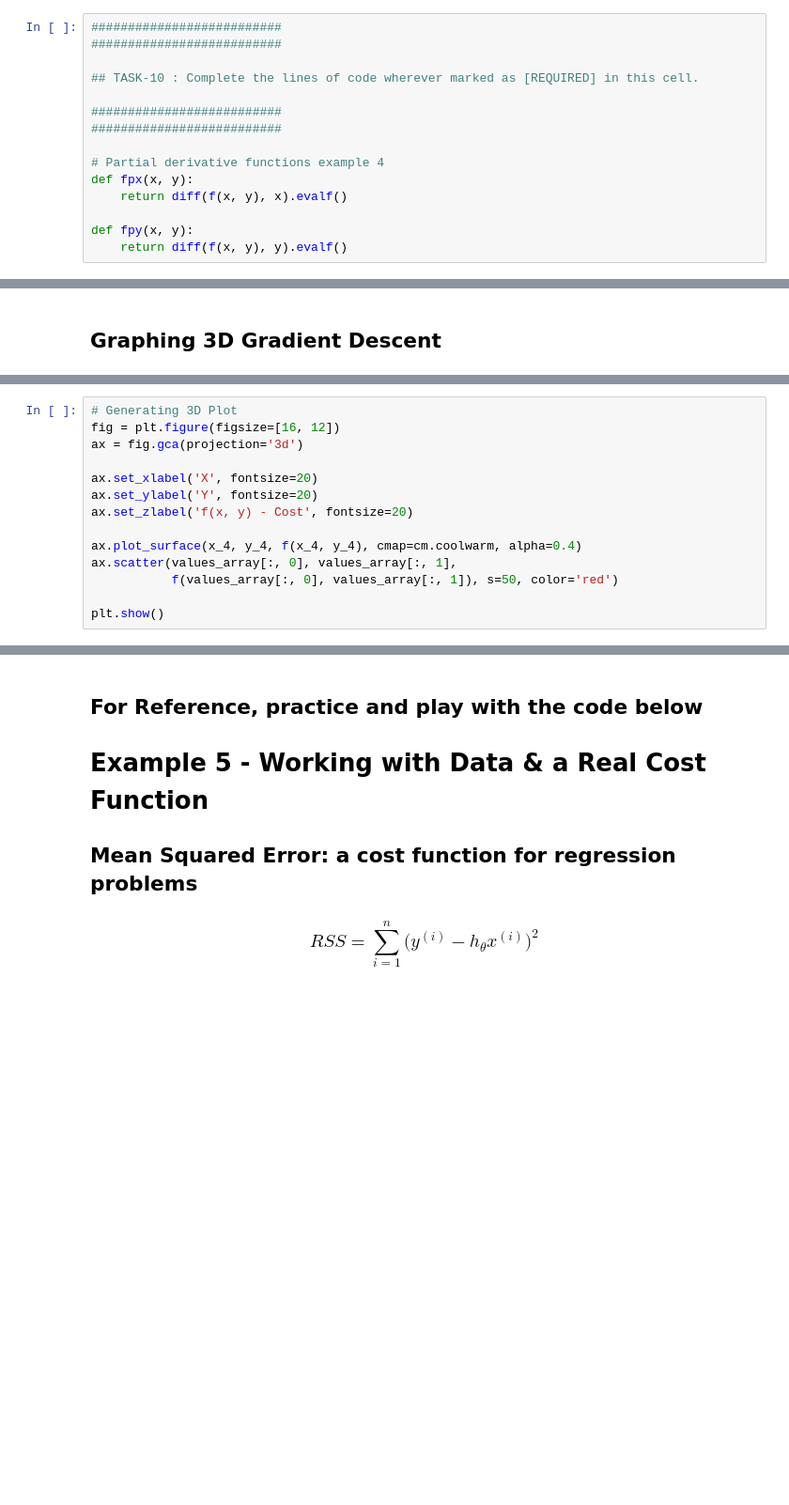
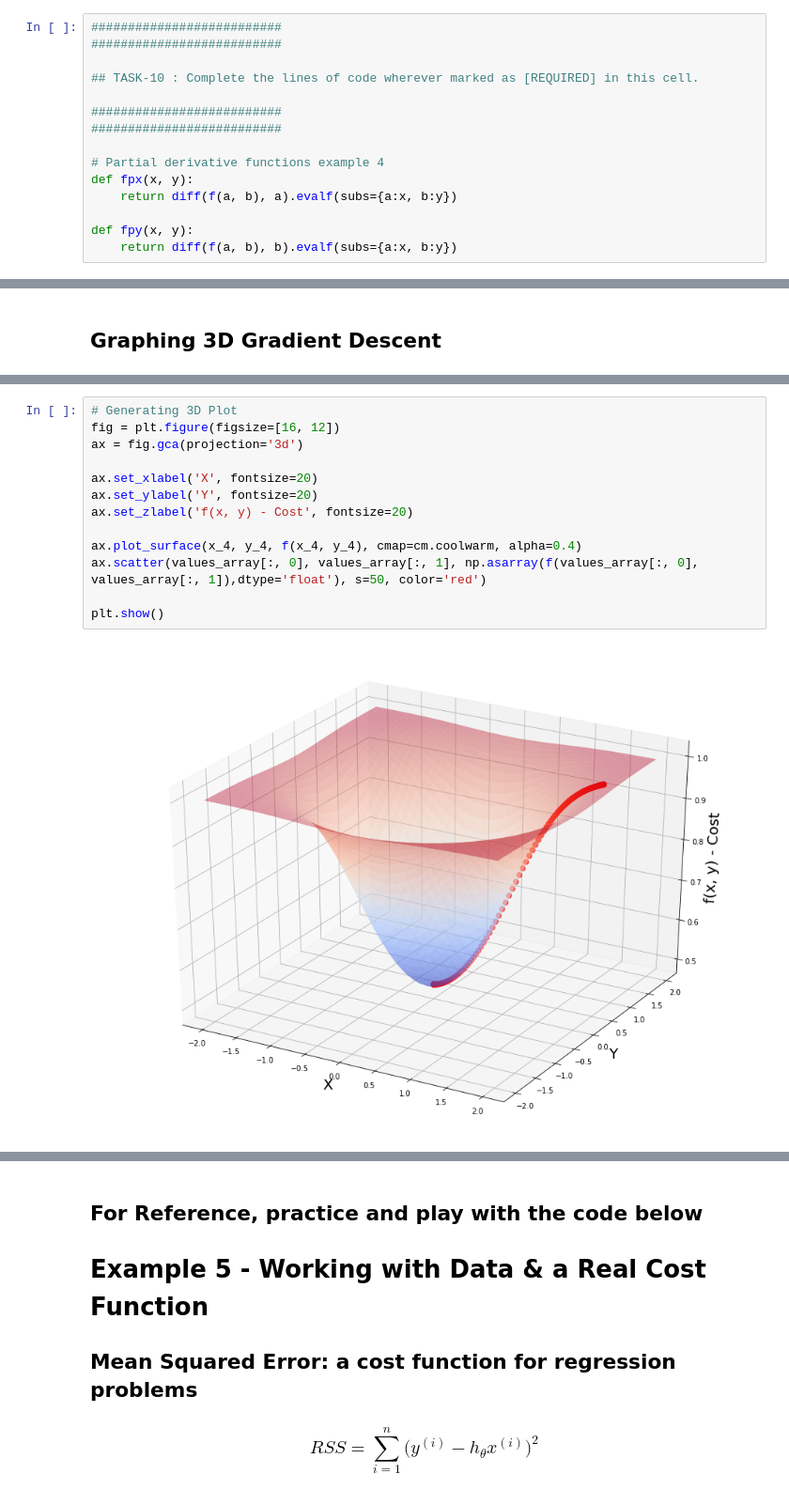
Before and after one commit to himavanth07/MachineLearning, a Jupyter notebook: FMML_Module_4_Project.ipynb, the cells around one changed output, grey strips where cells are left out. Shown at 94% size. Cells and saved outputs as stored; diff of their text form; blank space fills up the shorter version.

```diff
--- a/FMML_Module_4_Project.ipynb
+++ b/FMML_Module_4_Project.ipynb
@@ -530,10 +530,10 @@ The cost is:  0.500000000000000
 
 # Partial derivative functions example 4
 def fpx(x, y):
-    return diff(f(x, y), x).evalf()
+    return diff(f(a, b), a).evalf(subs={a:x, b:y})
 
 def fpy(x, y):
-    return diff(f(x, y), y).evalf()
+    return diff(f(a, b), b).evalf(subs={a:x, b:y})
 # %%
 # Setup
 multiplier = 0.1
@@ -580,14 +589,15 @@ print('The cost is: ', f(params[0], params[1]))
 # %%
 # Generating 3D Plot
 fig = plt.figure(figsize=[16, 12])
 ax = fig.gca(projection='3d')
 
 ax.set_xlabel('X', fontsize=20)
 ax.set_ylabel('Y', fontsize=20)
 ax.set_zlabel('f(x, y) - Cost', fontsize=20)
 
 ax.plot_surface(x_4, y_4, f(x_4, y_4), cmap=cm.coolwarm, alpha=0.4)
-ax.scatter(values_array[:, 0], values_array[:, 1],
-           f(values_array[:, 0], values_array[:, 1]), s=50, color='red')
+ax.scatter(values_array[:, 0], values_array[:, 1], np.asarray(f(values_array[:, 0], values_array[:, 1]),dtype='float'), s=50, color='red')
 
 plt.show()
+# %% [output]
+[figure, added]
```
Also changed, not shown: parts of 9 cells of this notebook.
